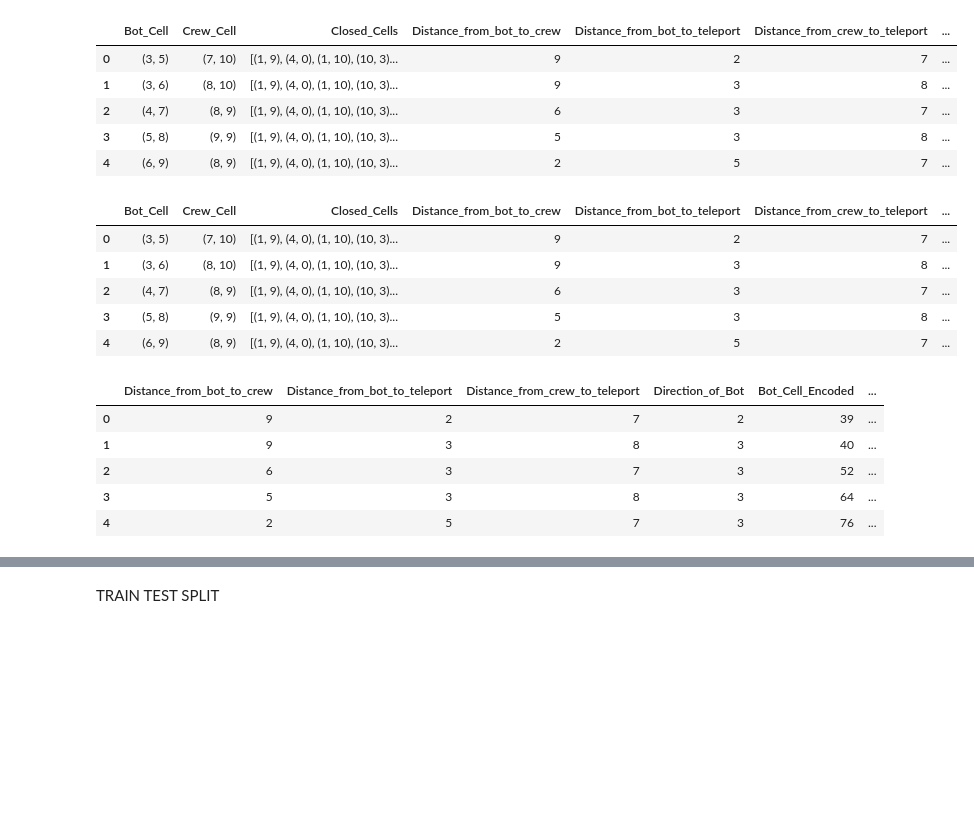
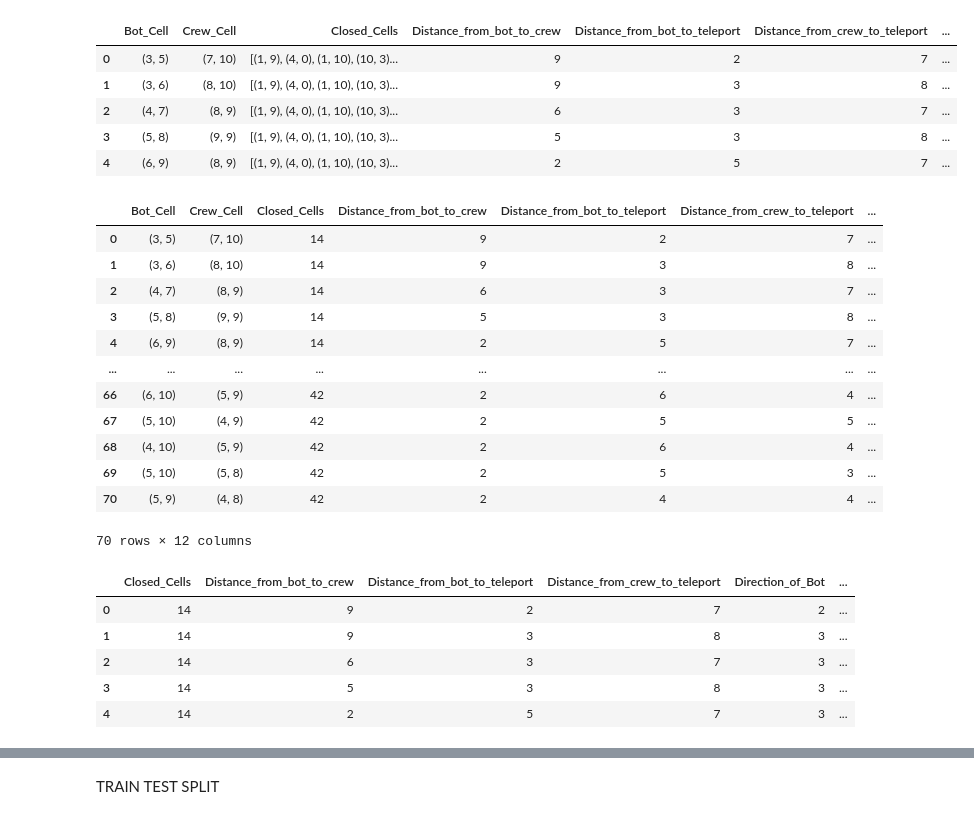
Before and after one commit to krshsl/AI_Projects, a Jupyter notebook: assignment3/Machine_Learning.ipynb, the cells around one changed output, grey strips where cells are left out. Drawn from its saved outputs; the diff is of its cells as text; code cells hidden in the pictures; blank space fills up the shorter version.

```diff
--- a/assignment3/Machine_Learning.ipynb
+++ b/assignment3/Machine_Learning.ipynb
@@ -165,6 +165,31 @@ def encode_closed_cells(row):
 
 # Apply the encoding function to each row in the DataFrame
 df['Wall_Encoded_value'] = df.apply(encode_closed_cells, axis=1)
+# %%
+def parse_wall_coordinates(cell):
+    # Remove leading and trailing brackets and split by comma
+    cells = cell.strip('[]').split(',')
+    coordinates = []
+    for cell in cells:
+        # Extract coordinates from each cell, remove parentheses, and split by comma
+        parts = cell.strip('()').split(',')
+        # Convert parts to integers and create tuple
+        coordinate = tuple(int(part.strip()) for part in parts if part.strip().isdigit())
+        coordinates.append(coordinate)
+    return coordinates
+
+def encode_closed_cells(row):
+    # Convert string representation of Closed_cells to list of cell tuples
+    cells = parse_wall_coordinates(row['Closed_Cells'])
+    # Assign a unique identifier to each unique cell
+    unique_cells = set(cells)
+    cell_mapping = {cell: i for i, cell in enumerate(unique_cells)}
+    # Concatenate the identifiers of the cells to form a single encoded value
+    encoded_value = ''.join(str(cell_mapping[cell]) for cell in cells)
+    return encoded_value
+
+# Apply the encoding function to each row in the DataFrame
+df['Wall_Encoded_value'] = df.apply(encode_closed_cells, axis=1)
 # %%
 df.head()
 # %% [output]
@@ -179,15 +204,26 @@ label_encoder = LabelEncoder()
 label_encoded_df = df.copy()
 if label_encoded_df["Direction_of_Bot"].dtype == 'object':
     label_encoded_df["Direction_of_Bot"] = label_encoder.fit_transform(label_encoded_df["Direction_of_Bot"])
+# %%
+label_encoder1 = LabelEncoder()
+if label_encoded_df["Closed_Cells"].dtype == 'object':
+    label_encoded_df["Closed_Cells"] = label_encoder1.fit_transform(label_encoded_df["Closed_Cells"])
 # %%
-label_encoded_df.head()
+label_encoded_df.head(70)
 # %% [output]
 |  | Bot_Cell | Crew_Cell | Closed_Cells | Distance_from_bot_to_crew | Distance_from_bot_to_teleport | Distance_from_crew_to_teleport | ... |
-| 0 | (3, 5) | (7, 10) | [(1, 9), (4, 0), (1, 10), (10, 3)... | 9 | 2 | 7 | ... |
-| 1 | (3, 6) | (8, 10) | [(1, 9), (4, 0), (1, 10), (10, 3)... | 9 | 3 | 8 | ... |
-| 2 | (4, 7) | (8, 9) | [(1, 9), (4, 0), (1, 10), (10, 3)... | 6 | 3 | 7 | ... |
-| 3 | (5, 8) | (9, 9) | [(1, 9), (4, 0), (1, 10), (10, 3)... | 5 | 3 | 8 | ... |
-| 4 | (6, 9) | (8, 9) | [(1, 9), (4, 0), (1, 10), (10, 3)... | 2 | 5 | 7 | ... |
+| 0 | (3, 5) | (7, 10) | 14 | 9 | 2 | 7 | ... |
+| 1 | (3, 6) | (8, 10) | 14 | 9 | 3 | 8 | ... |
+| 2 | (4, 7) | (8, 9) | 14 | 6 | 3 | 7 | ... |
+| 3 | (5, 8) | (9, 9) | 14 | 5 | 3 | 8 | ... |
+| 4 | (6, 9) | (8, 9) | 14 | 2 | 5 | 7 | ... |
+| ... | ... | ... | ... | ... | ... | ... | ... |
+| 66 | (6, 10) | (5, 9) | 42 | 2 | 6 | 4 | ... |
+| 67 | (5, 10) | (4, 9) | 42 | 2 | 5 | 5 | ... |
+| 68 | (4, 10) | (5, 9) | 42 | 2 | 6 | 4 | ... |
+| 69 | (5, 10) | (5, 8) | 42 | 2 | 5 | 3 | ... |
+| 70 | (5, 9) | (4, 8) | 42 | 2 | 4 | 4 | ... |
+70 rows × 12 columns
 # %%
 label_encoded_df = label_encoded_df.drop('Bot_Cell',axis =1)
 label_encoded_df = label_encoded_df.drop('Crew_Cell',axis =1)
@@ -197,12 +233,12 @@ label_encoded_df = label_encoded_df.drop('Wall_Encoded_value',axis =1)
 # %%
 label_encoded_df.head()
 # %% [output]
-|  | Distance_from_bot_to_crew | Distance_from_bot_to_teleport | Distance_from_crew_to_teleport | Direction_of_Bot | Bot_Cell_Encoded | ... |
-| 0 | 9 | 2 | 7 | 2 | 39 | ... |
-| 1 | 9 | 3 | 8 | 3 | 40 | ... |
-| 2 | 6 | 3 | 7 | 3 | 52 | ... |
-| 3 | 5 | 3 | 8 | 3 | 64 | ... |
-| 4 | 2 | 5 | 7 | 3 | 76 | ... |
+|  | Closed_Cells | Distance_from_bot_to_crew | Distance_from_bot_to_teleport | Distance_from_crew_to_teleport | Direction_of_Bot | ... |
+| 0 | 14 | 9 | 2 | 7 | 2 | ... |
+| 1 | 14 | 9 | 3 | 8 | 3 | ... |
+| 2 | 14 | 6 | 3 | 7 | 3 | ... |
+| 3 | 14 | 5 | 3 | 8 | 3 | ... |
+| 4 | 14 | 2 | 5 | 7 | 3 | ... |
 # %%
 correlation_matrix2 = label_encoded_df.corr()
 # %%
```
Also changed, not shown: parts of 7 cells of this notebook, 2 other files.
